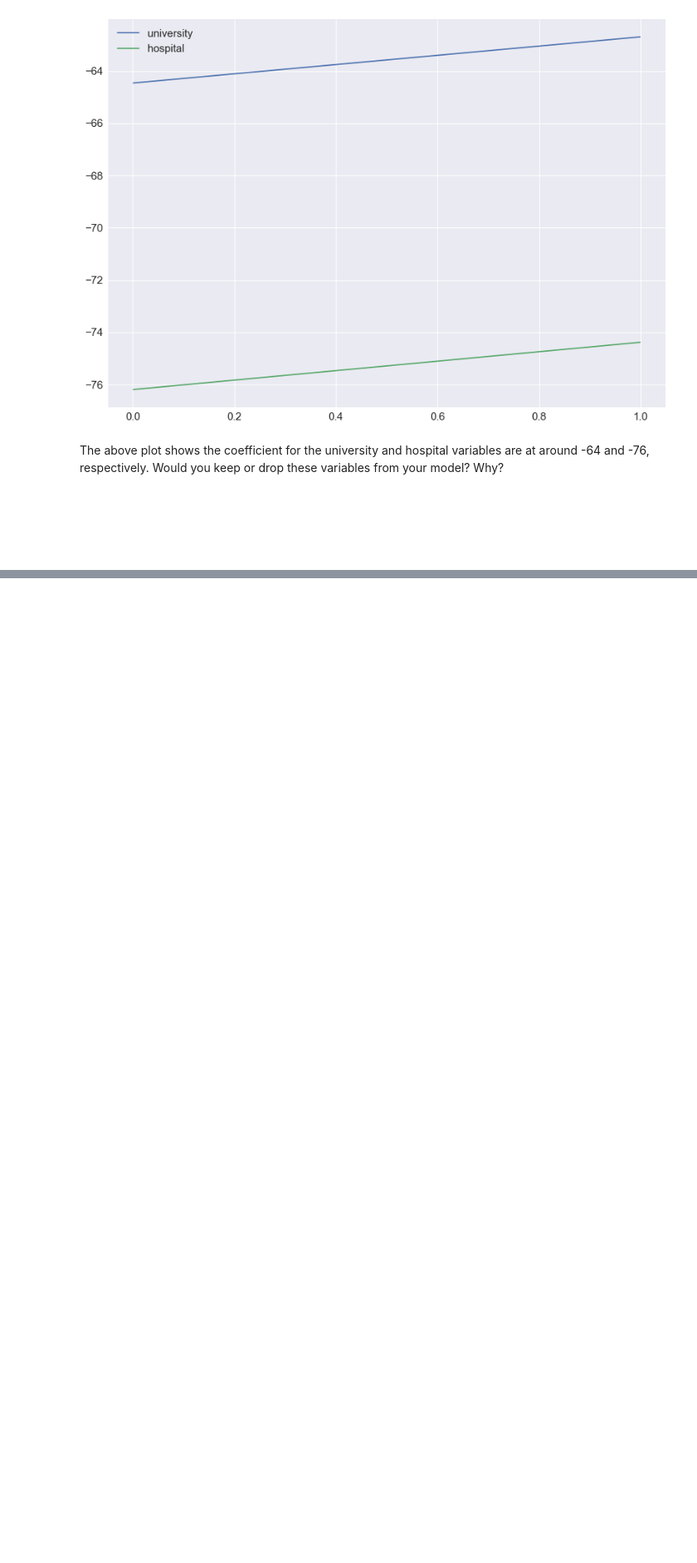
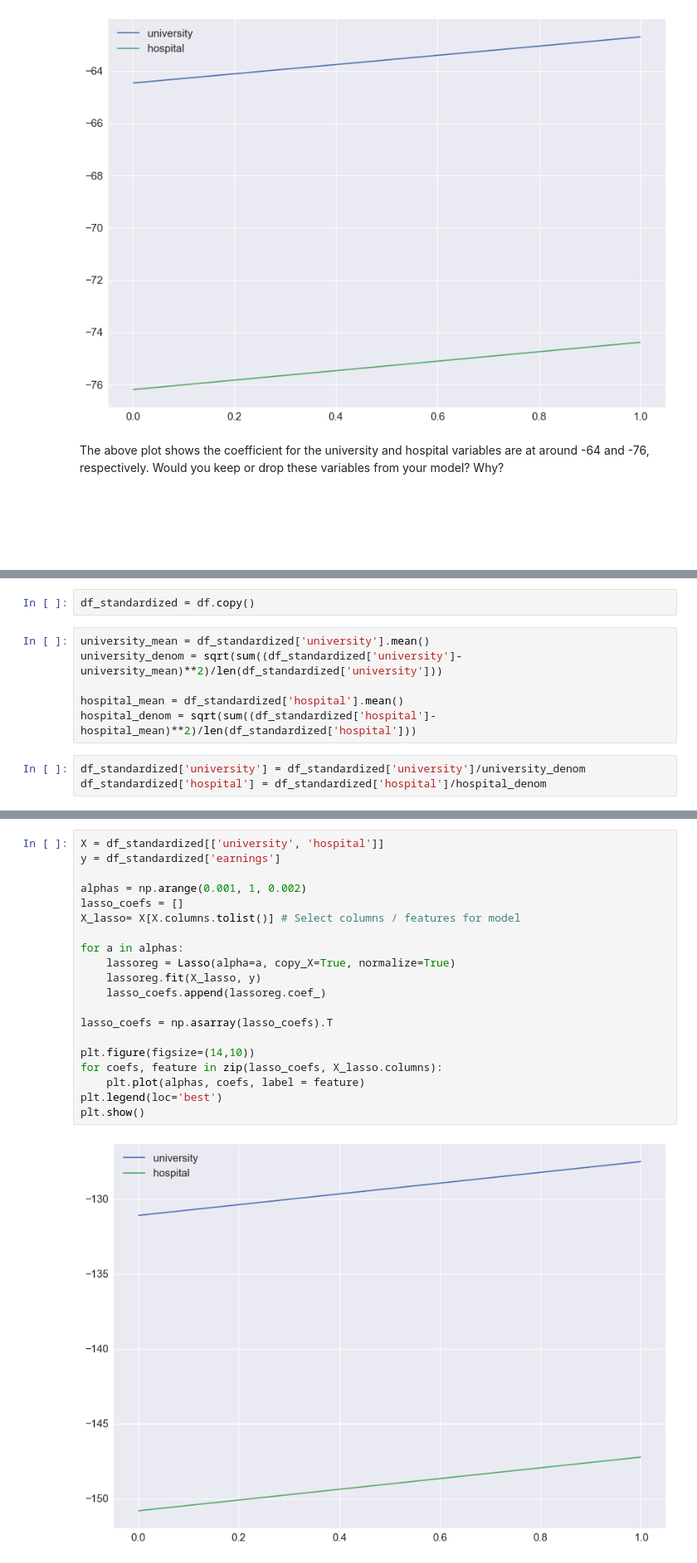
Before and after one commit to DeltaAnalytics/machine_learning_for_good, a Jupyter notebook: module_2_linear_regression/2_5_linear_regression_regularization.ipynb, the cells around one changed output, grey strips where cells are left out. Shown at 83% size. Cells and saved outputs as stored; diff of their text form; blank space fills up the shorter version.

```diff
--- a/module_2_linear_regression/2_5_linear_regression_regularization.ipynb
+++ b/module_2_linear_regression/2_5_linear_regression_regularization.ipynb
@@ -380,0 +388,11 @@ The above plot shows the coefficient for the university and hospital variables a
+# %%
+df_standardized = df.copy()
+# %%
+university_mean = df_standardized['university'].mean()
+university_denom = sqrt(sum((df_standardized['university']-university_mean)**2)/len(df_standardized['university']))
+
+hospital_mean = df_standardized['hospital'].mean()
+hospital_denom = sqrt(sum((df_standardized['hospital']-hospital_mean)**2)/len(df_standardized['hospital']))
+# %%
+df_standardized['university'] = df_standardized['university']/university_denom
+df_standardized['hospital'] = df_standardized['hospital']/hospital_denom
@@ -380,0 +419,22 @@ The above plot shows the coefficient for the university and hospital variables a
+# %%
+X = df_standardized[['university', 'hospital']]
+y = df_standardized['earnings']
+
+alphas = np.arange(0.001, 1, 0.002)
+lasso_coefs = []
+X_lasso= X[X.columns.tolist()] # Select columns / features for model
+
+for a in alphas:
+    lassoreg = Lasso(alpha=a, copy_X=True, normalize=True)
+    lassoreg.fit(X_lasso, y)
+    lasso_coefs.append(lassoreg.coef_)
+
+lasso_coefs = np.asarray(lasso_coefs).T
+
+plt.figure(figsize=(14,10))
+for coefs, feature in zip(lasso_coefs, X_lasso.columns):
+    plt.plot(alphas, coefs, label = feature)
+plt.legend(loc='best')
+plt.show()
+# %% [output]
+[figure, added]
```
Also changed, not shown: parts of 8 cells of this notebook.
